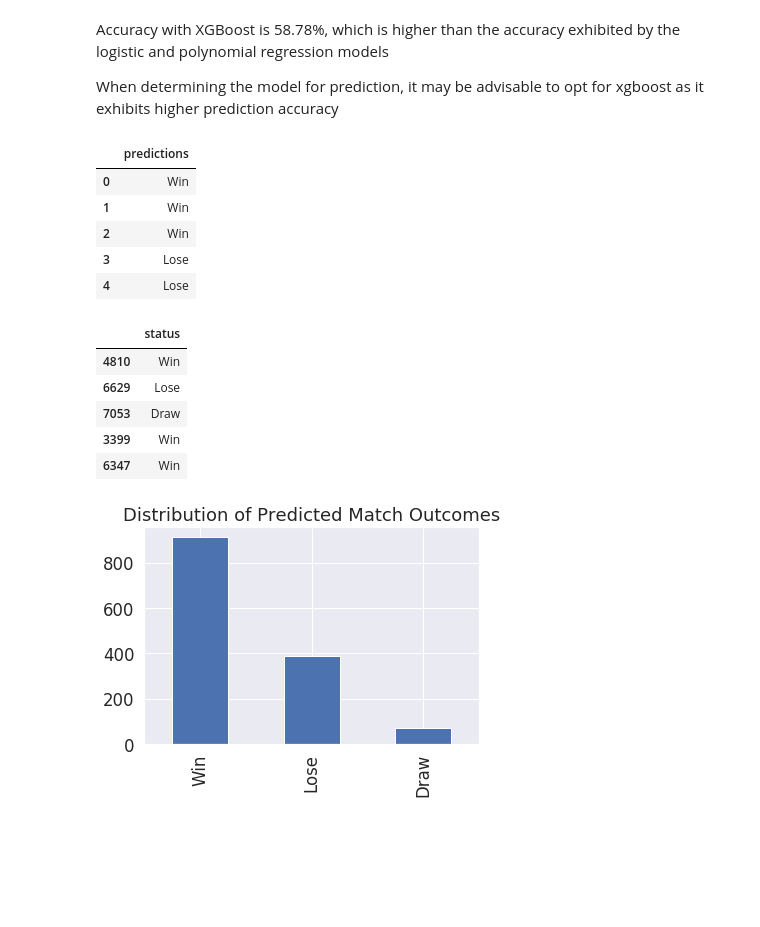
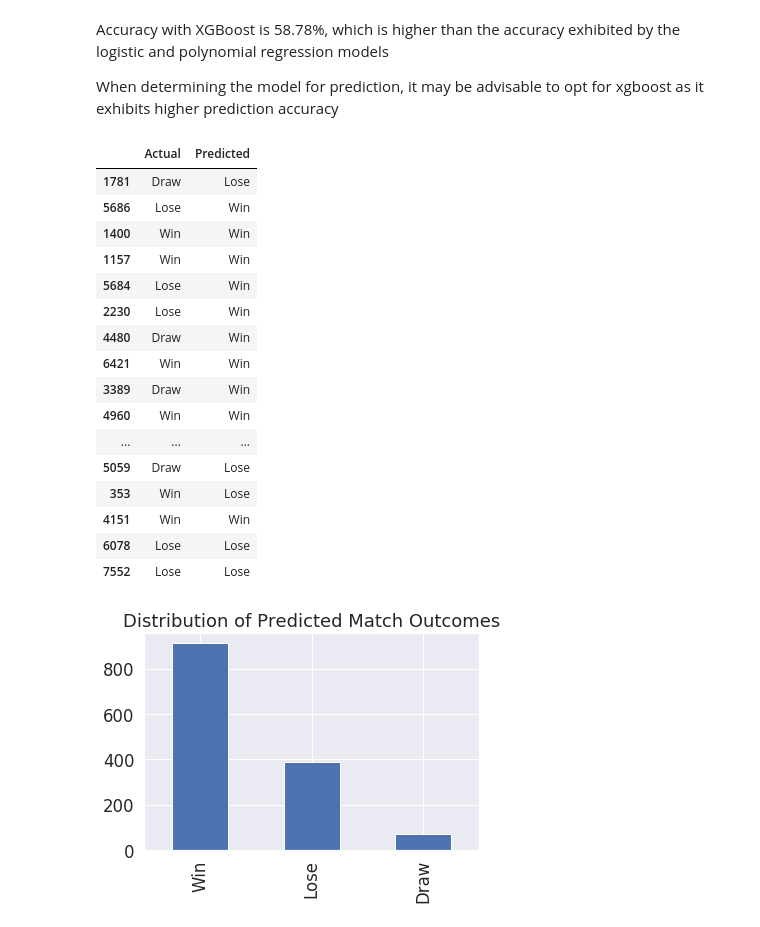
Before and after one commit to booorayan/Regression_fifa, a Jupyter notebook: Football_Match_Predictions_Using_Regression_Models.ipynb, the cells around one changed output. Saved outputs shown, nothing was run; the diff lists cells and outputs as text; code cells hidden in the pictures; blank space fills up the shorter version.

```diff
--- a/Football_Match_Predictions_Using_Regression_Models.ipynb
+++ b/Football_Match_Predictions_Using_Regression_Models.ipynb
@@ -2153,25 +2171,26 @@ Accuracy: 58.412%
 
   When determining the model for prediction, it may be advisable to opt for xgboost as it exhibits higher prediction accuracy
 # %%
-# creating a dataframe that holds the predicted match outcomes
-df_pre = pd.DataFrame(log_pred, columns=['predictions'])
-df_pre.head()
+# creating a dataframe that holds the actual and predicted values from logistic regression
+
+d_pre = pd.DataFrame({'Actual': y_test, 'Predicted': log_pred})
+d_pre.tail(20)
 # %% [output]
-|  | predictions |
-| 0 | Win |
-| 1 | Win |
-| 2 | Win |
-| 3 | Lose |
-| 4 | Lose |
+|  | Actual | Predicted |
+| 1781 | Draw | Lose |
+| 5686 | Lose | Win |
+| 1400 | Win | Win |
+| 1157 | Win | Win |
+| 5684 | Lose | Win |
+| 2230 | Lose | Win |
+| 4480 | Draw | Win |
+| 6421 | Win | Win |
+| 3389 | Draw | Win |
+| 4960 | Win | Win |
+| ... | ... | ... |
+| 5059 | Draw | Lose |
+| 353 | Win | Lose |
+| 4151 | Win | Win |
+| 6078 | Lose | Lose |
+| 7552 | Lose | Lose |
-# %%
-# creating a dataframe containing the match outcomes for the test set
-y_act = pd.DataFrame(y_test)
-y_act.head()
-# %% [output]
-|  | status |
-| 4810 | Win |
-| 6629 | Lose |
-| 7053 | Draw |
-| 3399 | Win |
-| 6347 | Win |
 # %%
```
Also changed, not shown: parts of 15 cells of this notebook.
